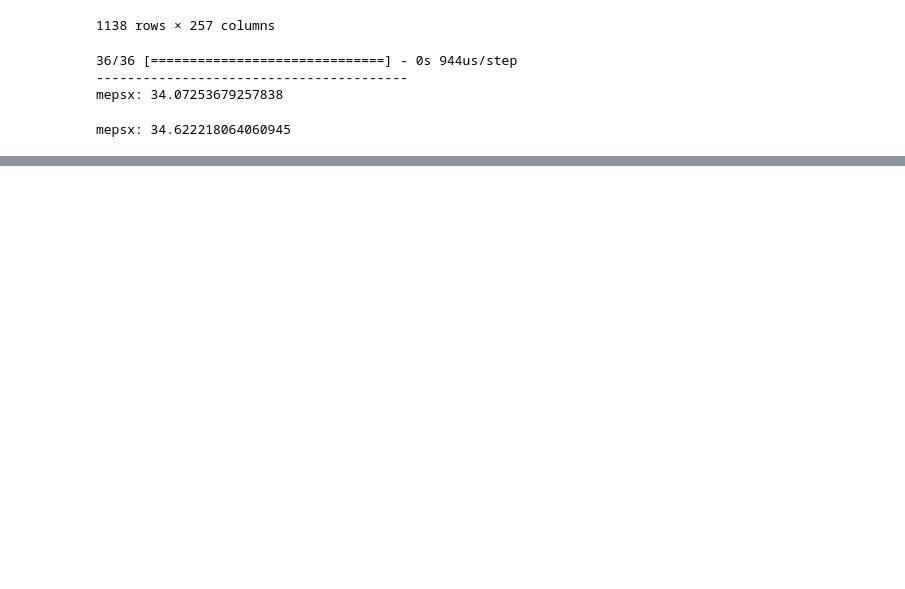
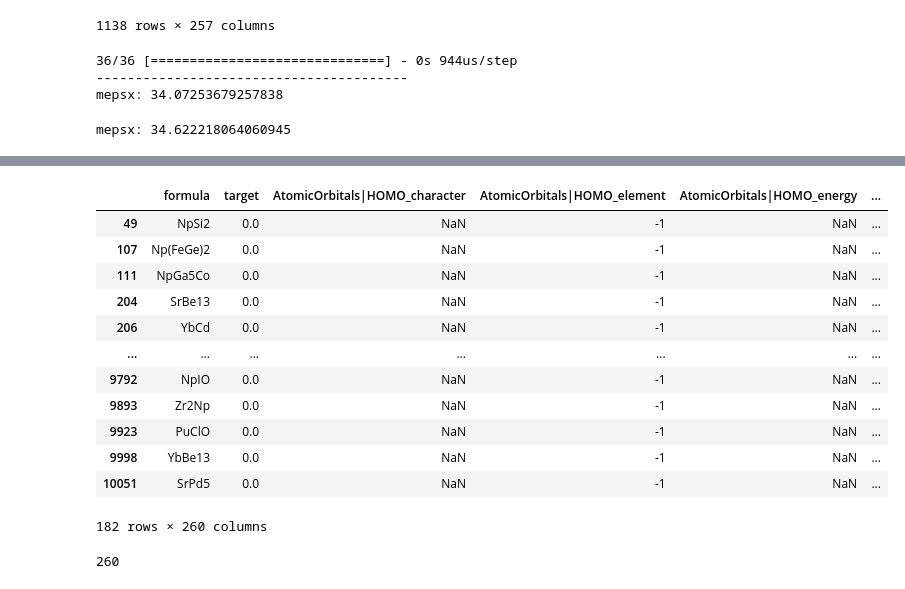
Before and after one commit to Jonathanlyj/modnet, a Jupyter notebook: example_notebooks/test2.ipynb, the cells around one changed output, grey strips where cells are left out. Cells and saved outputs as stored; diff of their text form; code cells hidden in the pictures; blank space fills up the shorter version.

```diff
--- a/example_notebooks/test2.ipynb
+++ b/example_notebooks/test2.ipynb
@@ -439,0 +406,55 @@ mepsx
+# %%
+
+# LOOP
+import pandas as pd
+import os
+from sklearn.preprocessing import MinMaxScaler
+
+target_name = "target"
+mae_dic = {}
+epochs = 600
+# physical_devices = tf.config.list_physical_devices('GPU')
+# tf.config.set_visible_devices(physical_devices[1:], 'GPU')
+
+file_path = "/scratch/yll6162/modnet/materials_data"
+target_property = "avg_elec_mass"
+
+# with tf.device('/device:GPU:1'):
+df_train = pd.read_csv(os.path.join(file_path, target_property, "train.csv"))
+# df_test = pd.read_csv(os.path.join(file_path, target_property, "test.csv"))
+# df_val = pd.read_csv(os.path.join(file_path, target_property, "val.csv"))
+
+df_train_featurized = pd.read_csv(os.path.join(file_path, f"df_train_all_featurized.csv"), index_col = 0).drop(columns = 'target', errors='ignore')
+# df_val_featurized = pd.read_csv(os.path.join(file_path, f"df_val_all_featurized.csv"), index_col = 0).drop(columns = 'target', errors='ignore')
+# df_test_featurized = pd.read_csv(os.path.join(file_path, f"df_test_all_featurized.csv"), index_col = 0).drop(columns = 'target', errors='ignore')
+# print(df_train_featurized)
+# df_train["composition"] = df_train["formula"].map(Composition) # maps composition to a pymatgen composition object
+
+df_train_featurized = df_train.merge(df_train_featurized, how='left', left_on = 'formula', right_index = True)
+# df_val_featurized = df_val.merge(df_val_featurized, how='left', left_on = 'formula', right_index = True)
+# df_test_featurized = df_test.merge(df_test_featurized, how='left', left_on = 'formula', right_index = True)
+# Creating MODData
+df_train_featurized["composition"] = df_train_featurized["formula"].map(Composition)
+df_train_featurized[df_train_featurized.isna().any(axis=1)]
+
+scaler = MinMaxScaler(feature_range=(-0.5, 0.5))
+x = df_train_featurized.drop(columns = ["formula")
+# %% [output]
+|  | formula | target | AtomicOrbitals|HOMO_character | AtomicOrbitals|HOMO_element | AtomicOrbitals|HOMO_energy | ... |
+| 49 | NpSi2 | 0.0 | NaN | -1 | NaN | ... |
+| 107 | Np(FeGe)2 | 0.0 | NaN | -1 | NaN | ... |
+| 111 | NpGa5Co | 0.0 | NaN | -1 | NaN | ... |
+| 204 | SrBe13 | 0.0 | NaN | -1 | NaN | ... |
+| 206 | YbCd | 0.0 | NaN | -1 | NaN | ... |
+| ... | ... | ... | ... | ... | ... | ... |
+| 9792 | NpIO | 0.0 | NaN | -1 | NaN | ... |
+| 9893 | Zr2Np | 0.0 | NaN | -1 | NaN | ... |
+| 9923 | PuClO | 0.0 | NaN | -1 | NaN | ... |
+| 9998 | YbBe13 | 0.0 | NaN | -1 | NaN | ... |
+| 10051 | SrPd5 | 0.0 | NaN | -1 | NaN | ... |
+182 rows × 260 columns
+# %%
+# len(df_train_featurized.columns)
+len(df_train_featurized.dropna(axis=1, how='all').columns)
+# %% [output]
+260
```
Also changed, not shown: parts of 9 cells of this notebook, 7 other files.
